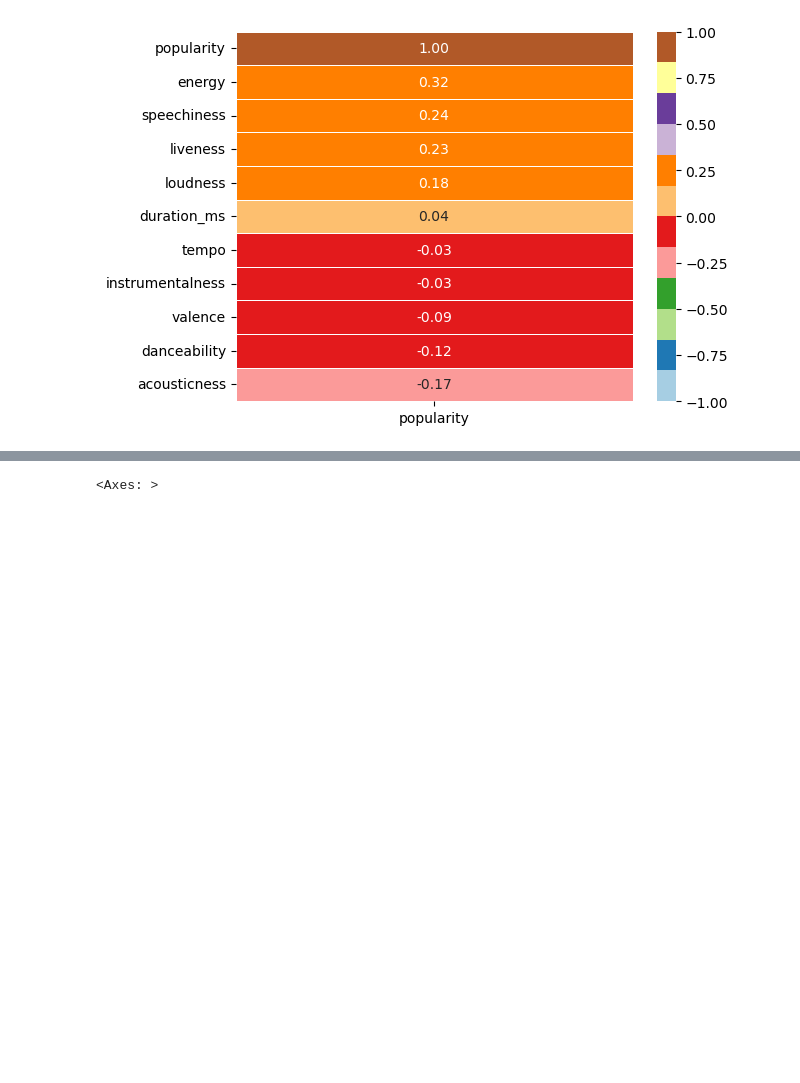
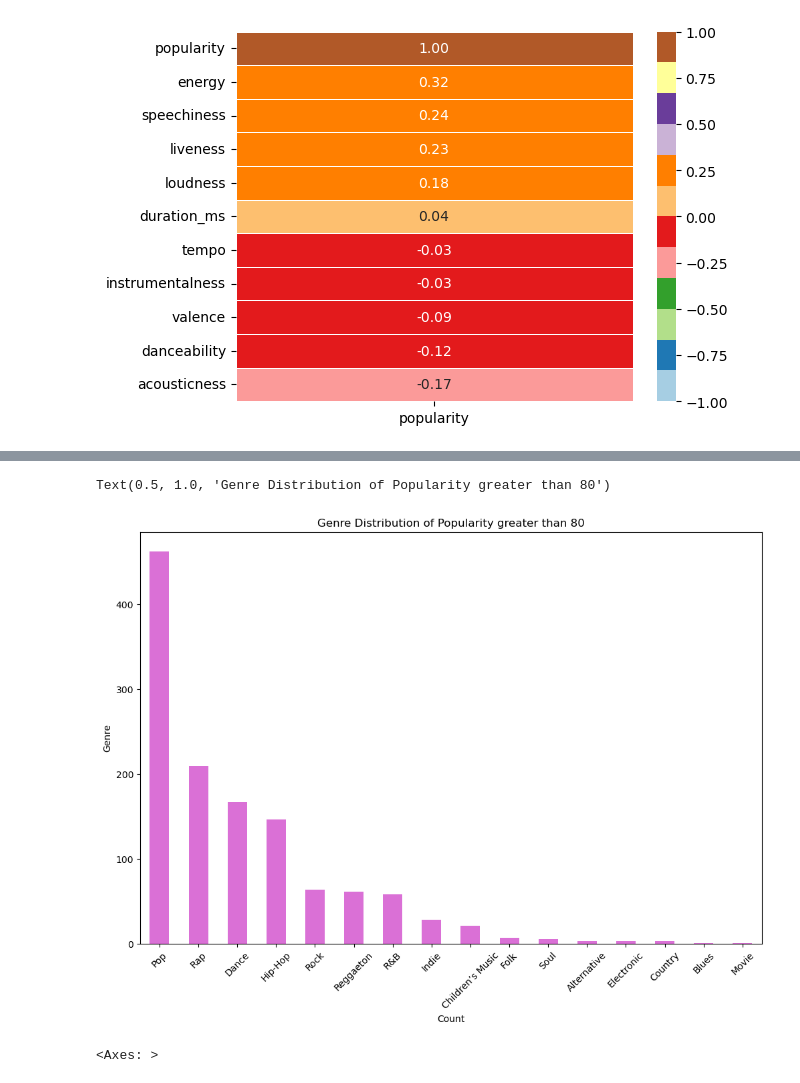
Before and after one commit to dillondiatlo/Team2, a Jupyter notebook: YC/YC_Data_Cleaning_and_EDA.ipynb, the cells around one changed output, grey strips where cells are left out. Cells and saved outputs as stored; diff of their text form; code cells hidden in the pictures; blank space fills up the shorter version.

```diff
--- a/YC/YC_Data_Cleaning_and_EDA.ipynb
+++ b/YC/YC_Data_Cleaning_and_EDA.ipynb
@@ -127,3 +144,15 @@ Text(0.5, 1.0, 'Genre Distribution')
+# %%
+pop_80 = spotify[spotify['popularity']>=80]
+# %%
+plt.figure(figsize = (12,8))
+pop_80['genre'].value_counts().plot(kind='bar', color = 'orchid')
+plt.xlabel('Count')
+plt.xticks(rotation = 45)
+plt.ylabel('Genre')
+plt.title('Genre Distribution of Popularity greater than 80')
+# %% [output]
+Text(0.5, 1.0, 'Genre Distribution of Popularity greater than 80')
+[figure, added]
 # %%
 sns.heatmap(spotify.corr(numeric_only=True)[['popularity']].sort_values(by='popularity',ascending =False),annot=True,cmap='coolwarm')
 # %% [output]
```
Also changed, not shown: parts of 22 cells of this notebook.
